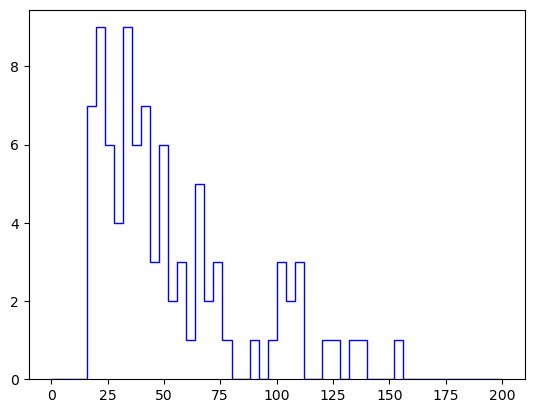
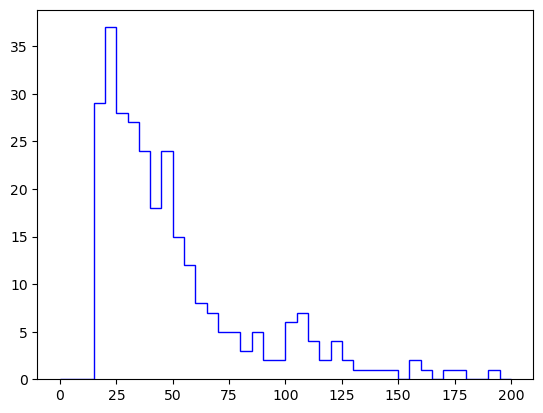
Unified diff of the notebook cell whose output changed from the first chart to the second:
--- before
+++ after
@@ -1 +1 @@
-plt.hist(Data.pholead_pt, bins=50, range=(0, 200), histtype='step', color='blue', label='Data');
+plt.hist(Data.pholead_pt, bins=40, range=(0, 200), histtype='step', color='blue', label='Data');

Commit: update gitignore and other files